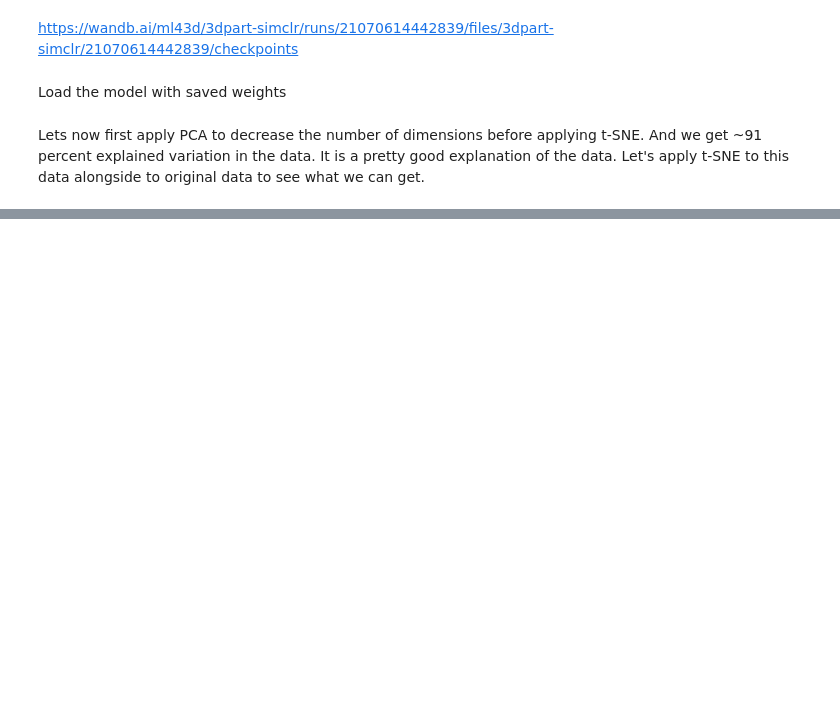
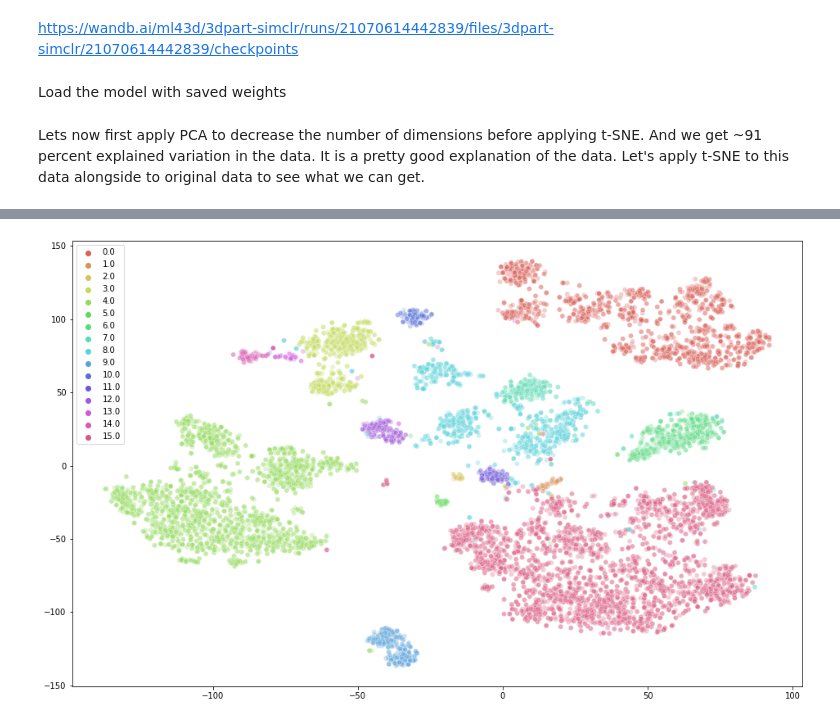
Before and after one commit to umursen/3d-object-part-segmentation-with-simclr, a Jupyter notebook: notebooks/tsne.ipynb, the cells around one changed output, grey strips where cells are left out. Saved outputs shown, nothing was run; the diff lists cells and outputs as text; code cells hidden in the pictures; blank space fills up the shorter version.

```diff
--- a/notebooks/tsne.ipynb
+++ b/notebooks/tsne.ipynb
@@ -31,20 +31,22 @@ from simclr_module import SimCLR
 Load the model with saved weights
 # %%
 batch_size = 8
-limit_ratio = 0.8
+#limit_ratio = 0.8
 
-dm = PartSegmentationDataModule(batch_size,limit_ratio=limit_ratio)
+#dm = PartSegmentationDataModule(batch_size,limit_ratio=limit_ratio)
+dm = PartSegmentationDataModule(batch_size)
 seg_class_map = dm.seg_class_map
 num_seg_classes = dm.num_seg_classes
 num_classes = dm.num_classes
 
-train_dataloader = dm.train_dataloader()
+#train_dataloader = dm.train_dataloader()
+test_dataloader = dm.test_dataloader()
 plmodel = SupervisedPointNet(gpus=1,batch_size=batch_size,seg_class_map=seg_class_map)
-plmodel = plmodel.load_from_checkpoint(checkpoint_path="./checkpoints/epoch=99-step=75799.ckpt")
+plmodel = plmodel.load_from_checkpoint(checkpoint_path="./checkpoints/supervised_no_aug_best_21071320395666.ckpt")
 
 ss_simclr_model = SimCLR(gpus=1,
                          batch_size=batch_size,
                          dataset='shapenet',
-                         num_samples = len(train_dataloader)*batch_size)
-ss_simclr_model = ss_simclr_model.load_from_checkpoint(checkpoint_path="./checkpoints/every_50_epoch_150.ckpt")
+                         num_samples = len(test_dataloader)*batch_size)
+ss_simclr_model = ss_simclr_model.load_from_checkpoint(checkpoint_path="./checkpoints/simclr_best_21071416584428.ckpt")
 # %%
@@ -109,14 +110,15 @@ y = z_y[:,-1]
 Lets now first apply PCA to decrease the number of dimensions before applying t-SNE.
 And we get ~91 percent explained variation in the data. It is a pretty good explanation of the data. Let's apply t-SNE to this data alongside to original data to see what we can get.
 # %%
-pca_50 = PCA(n_components=50)
-pca_result_50 = pca_50.fit_transform(x)
-print('Cumulative explained variation for 50 principal components: {}'.format(np.sum(pca_50.explained_variance_ratio_)))
+#pca_50 = PCA(n_components=50)
+#pca_result_50 = pca_50.fit_transform(x)
+#print('Cumulative explained variation for 50 principal components: {}'.format(np.sum(pca_50.explained_variance_ratio_)))
 
 n_iters = [5000]
-perplexities = [10,30,40,50]
+perplexities = [50]
 for n_iter in n_iters:
     for perplexity in perplexities:
         print('Perplexity: {}, Number of Iterations: {} ...'.format(perplexity,n_iter))
-        tsne(x,y,n_iter=n_iter,perplexity=perplexity, plot_save_suffix='supervised')
-        tsne(pca_result_50,y,n_iter=n_iter,perplexity=perplexity, plot_save_suffix='supervised_pca_applied')
+        tsne(x,y,n_iter=n_iter,perplexity=perplexity, plot_save_suffix='supervised_best_on_testset')
+        #tsne(pca_result_50,y,n_iter=n_iter,perplexity=perplexity, plot_save_suffix='supervised_pca_applied')
+# %% [output]
@@ -123,3 +127,4 @@ for n_iter in n_iters:
+[figure, added]
 # %%
 # Self Supervised
 z_y_ss = get_latent_space_and_label(ss_simclr_model,
```
Also changed, not shown: parts of 5 cells of this notebook.
